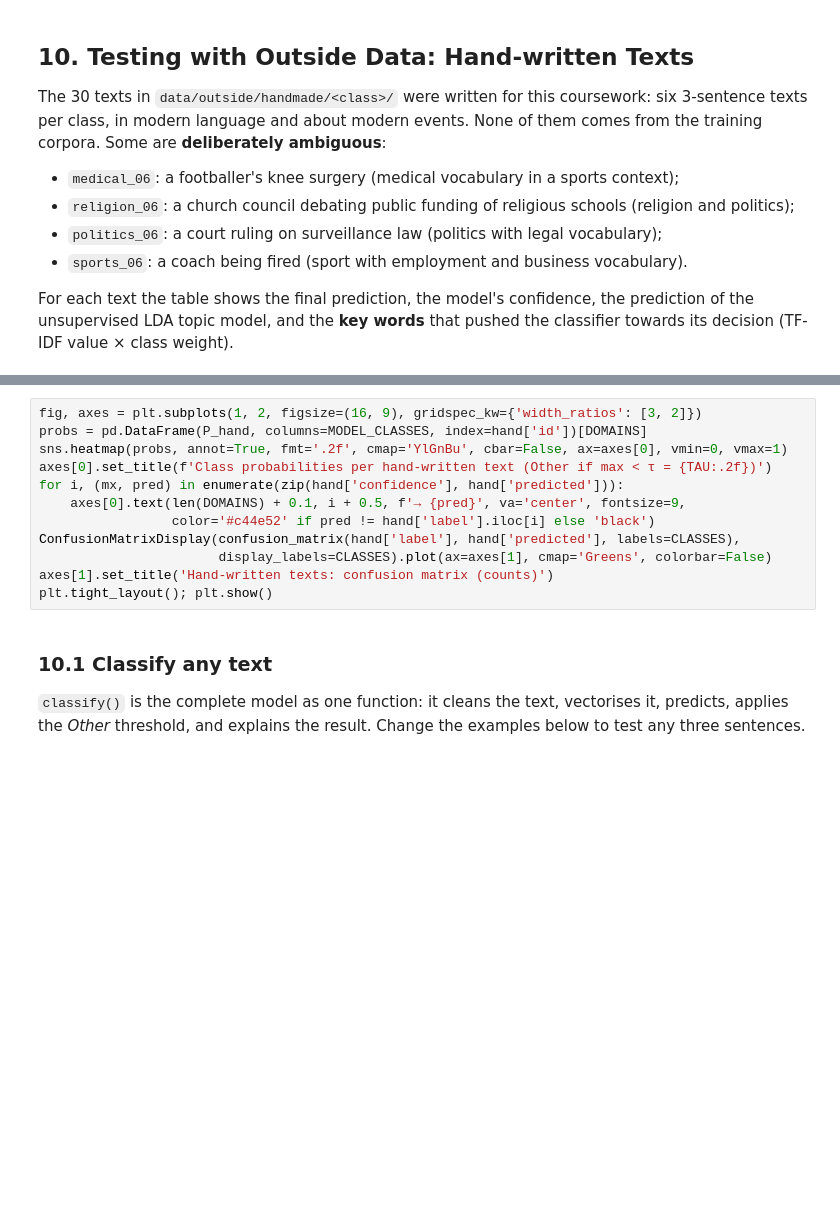
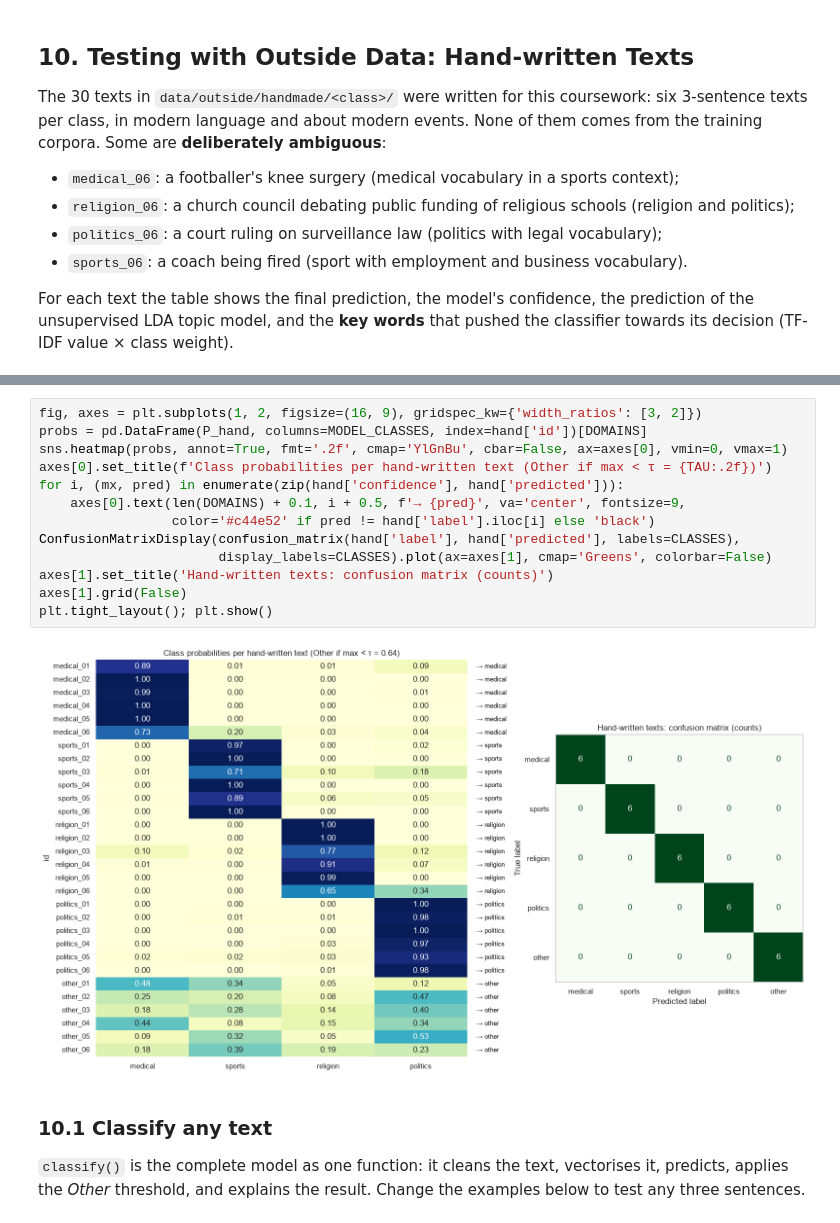
Before and after one commit to Adore96/nlp-topic-identification, a Jupyter notebook: MS26900636_CW02.ipynb, the cells around one changed output, grey strips where cells are left out. Cells and saved outputs as stored; diff of their text form; blank space fills up the shorter version.

```diff
--- a/MS26900636_CW02.ipynb
+++ b/MS26900636_CW02.ipynb
@@ -732,15 +945,18 @@ display(hand[['id', 'label', 'predicted', 'correct', 'confidence', 'LDA topic mo
 # %%
 fig, axes = plt.subplots(1, 2, figsize=(16, 9), gridspec_kw={'width_ratios': [3, 2]})
 probs = pd.DataFrame(P_hand, columns=MODEL_CLASSES, index=hand['id'])[DOMAINS]
 sns.heatmap(probs, annot=True, fmt='.2f', cmap='YlGnBu', cbar=False, ax=axes[0], vmin=0, vmax=1)
 axes[0].set_title(f'Class probabilities per hand-written text (Other if max < τ = {TAU:.2f})')
 for i, (mx, pred) in enumerate(zip(hand['confidence'], hand['predicted'])):
     axes[0].text(len(DOMAINS) + 0.1, i + 0.5, f'→ {pred}', va='center', fontsize=9,
                  color='#c44e52' if pred != hand['label'].iloc[i] else 'black')
 ConfusionMatrixDisplay(confusion_matrix(hand['label'], hand['predicted'], labels=CLASSES),
                        display_labels=CLASSES).plot(ax=axes[1], cmap='Greens', colorbar=False)
 axes[1].set_title('Hand-written texts: confusion matrix (counts)')
+axes[1].grid(False)
 plt.tight_layout(); plt.show()
+# %% [output]
+[figure, added]
 # %% [markdown]
 ### 10.1 Classify any text
 `classify()` is the complete model as one function: it cleans the text, vectorises it, predicts, applies the *Other* threshold, and
```
Also changed, not shown: parts of 27 cells of this notebook.
